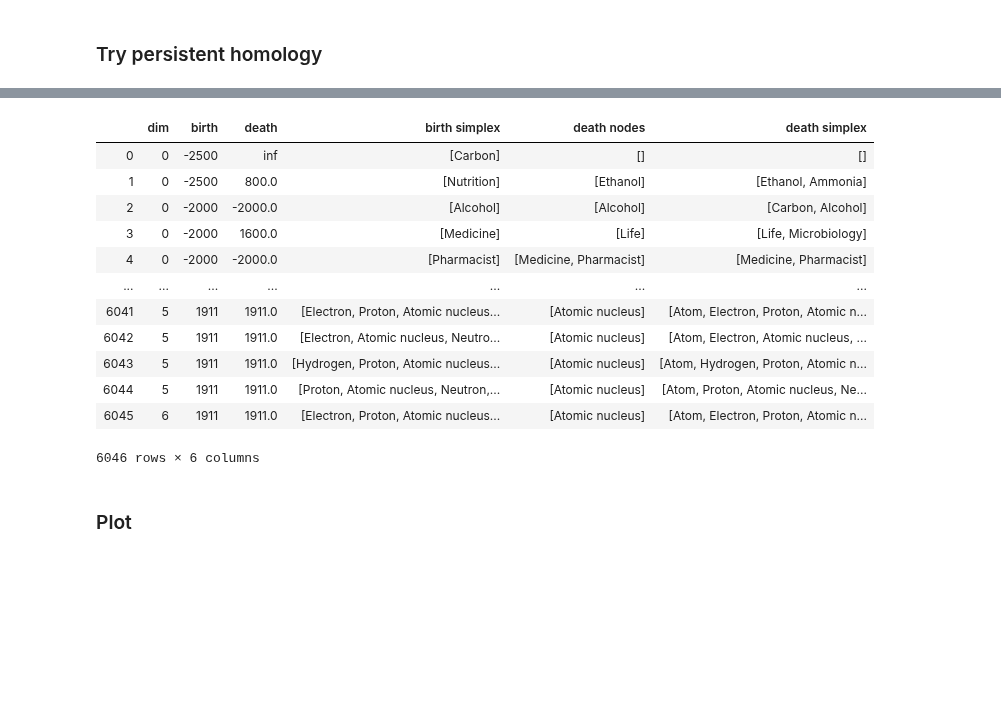
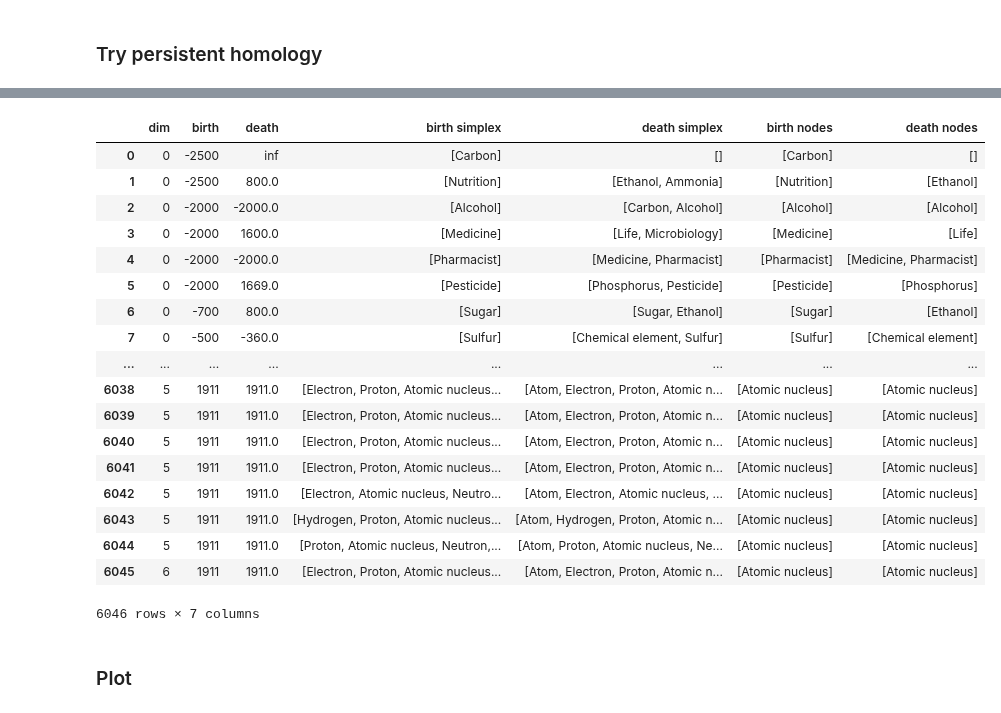
Before and after one commit to harangju/wikinet, a Jupyter notebook: test-persistent-homology.ipynb, the cells around one changed output, grey strips where cells are left out. Saved outputs shown, nothing was run; the diff lists cells and outputs as text; code cells hidden in the pictures; blank space fills up the shorter version.

```diff
--- a/test-persistent-homology.ipynb
+++ b/test-persistent-homology.ipynb
@@ -18,5 +18,6 @@ path_saved = '/Users/harangju/Box Sync/Research/my papers/wikipedia paper/data/g
 network = wiki.Net()
 network.load_graph(path_saved + topic + '.gexf')
 # %%
+pd.options.display.max_rows = 16
 %time network.barcodes
 # %% [output]
@@ -27,16 +26,22 @@ Wall time: 14.8 s
-|  | dim | birth | death | birth simplex | death nodes | death simplex |
-| 0 | 0 | -2500 | inf | [Carbon] | [] | [] |
-| 1 | 0 | -2500 | 800.0 | [Nutrition] | [Ethanol] | [Ethanol, Ammonia] |
-| 2 | 0 | -2000 | -2000.0 | [Alcohol] | [Alcohol] | [Carbon, Alcohol] |
-| 3 | 0 | -2000 | 1600.0 | [Medicine] | [Life] | [Life, Microbiology] |
-| 4 | 0 | -2000 | -2000.0 | [Pharmacist] | [Medicine, Pharmacist] | [Medicine, Pharmacist] |
-| ... | ... | ... | ... | ... | ... | ... |
-| 6041 | 5 | 1911 | 1911.0 | [Electron, Proton, Atomic nucleus... | [Atomic nucleus] | [Atom, Electron, Proton, Atomic n... |
-| 6042 | 5 | 1911 | 1911.0 | [Electron, Atomic nucleus, Neutro... | [Atomic nucleus] | [Atom, Electron, Atomic nucleus, ... |
-| 6043 | 5 | 1911 | 1911.0 | [Hydrogen, Proton, Atomic nucleus... | [Atomic nucleus] | [Atom, Hydrogen, Proton, Atomic n... |
-| 6044 | 5 | 1911 | 1911.0 | [Proton, Atomic nucleus, Neutron,... | [Atomic nucleus] | [Atom, Proton, Atomic nucleus, Ne... |
-| 6045 | 6 | 1911 | 1911.0 | [Electron, Proton, Atomic nucleus... | [Atomic nucleus] | [Atom, Electron, Proton, Atomic n... |
+|  | dim | birth | death | birth simplex | death simplex | birth nodes | death nodes |
+| 0 | 0 | -2500 | inf | [Carbon] | [] | [Carbon] | [] |
+| 1 | 0 | -2500 | 800.0 | [Nutrition] | [Ethanol, Ammonia] | [Nutrition] | [Ethanol] |
+| 2 | 0 | -2000 | -2000.0 | [Alcohol] | [Carbon, Alcohol] | [Alcohol] | [Alcohol] |
+| 3 | 0 | -2000 | 1600.0 | [Medicine] | [Life, Microbiology] | [Medicine] | [Life] |
+| 4 | 0 | -2000 | -2000.0 | [Pharmacist] | [Medicine, Pharmacist] | [Pharmacist] | [Medicine, Pharmacist] |
+| 5 | 0 | -2000 | 1669.0 | [Pesticide] | [Phosphorus, Pesticide] | [Pesticide] | [Phosphorus] |
+| 6 | 0 | -700 | 800.0 | [Sugar] | [Sugar, Ethanol] | [Sugar] | [Ethanol] |
+| 7 | 0 | -500 | -360.0 | [Sulfur] | [Chemical element, Sulfur] | [Sulfur] | [Chemical element] |
+| ... | ... | ... | ... | ... | ... | ... | ... |
+| 6038 | 5 | 1911 | 1911.0 | [Electron, Proton, Atomic nucleus... | [Atom, Electron, Proton, Atomic n... | [Atomic nucleus] | [Atomic nucleus] |
+| 6039 | 5 | 1911 | 1911.0 | [Electron, Proton, Atomic nucleus... | [Atom, Electron, Proton, Atomic n... | [Atomic nucleus] | [Atomic nucleus] |
+| 6040 | 5 | 1911 | 1911.0 | [Electron, Proton, Atomic nucleus... | [Atom, Electron, Proton, Atomic n... | [Atomic nucleus] | [Atomic nucleus] |
+| 6041 | 5 | 1911 | 1911.0 | [Electron, Proton, Atomic nucleus... | [Atom, Electron, Proton, Atomic n... | [Atomic nucleus] | [Atomic nucleus] |
+| 6042 | 5 | 1911 | 1911.0 | [Electron, Atomic nucleus, Neutro... | [Atom, Electron, Atomic nucleus, ... | [Atomic nucleus] | [Atomic nucleus] |
+| 6043 | 5 | 1911 | 1911.0 | [Hydrogen, Proton, Atomic nucleus... | [Atom, Hydrogen, Proton, Atomic n... | [Atomic nucleus] | [Atomic nucleus] |
+| 6044 | 5 | 1911 | 1911.0 | [Proton, Atomic nucleus, Neutron,... | [Atom, Proton, Atomic nucleus, Ne... | [Atomic nucleus] | [Atomic nucleus] |
+| 6045 | 6 | 1911 | 1911.0 | [Electron, Proton, Atomic nucleus... | [Atom, Electron, Proton, Atomic n... | [Atomic nucleus] | [Atomic nucleus] |
-6046 rows × 6 columns
+6046 rows × 7 columns
 # %% [markdown]
 ### Plot
 # %%
```
Also changed, not shown: parts of 7 cells of this notebook.
